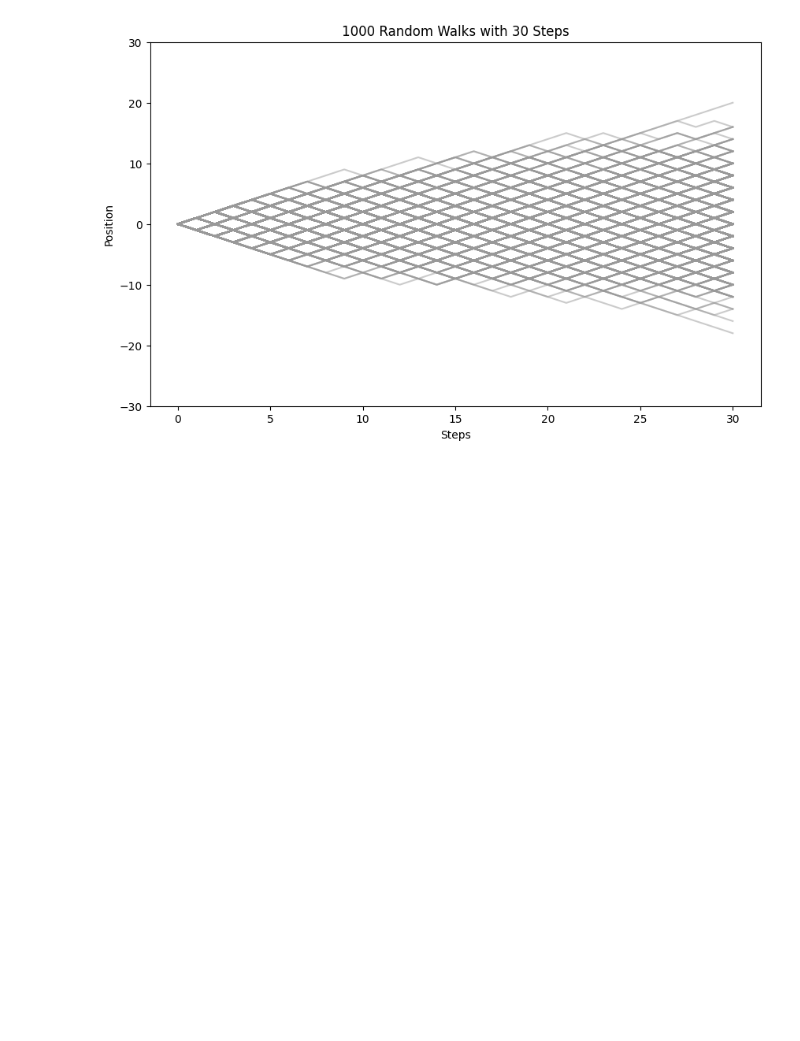
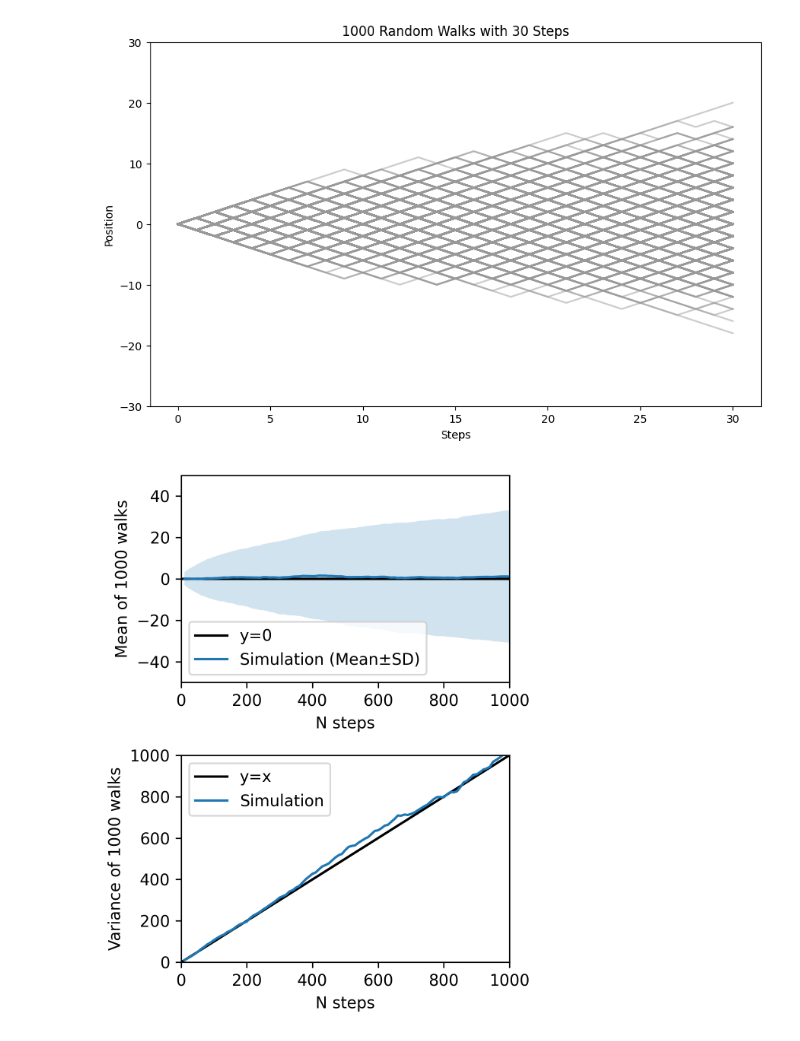
Before and after one commit to dbwilburn/BIOC5721, a Jupyter notebook: Random_Walk_AU24.ipynb, the cells around one changed output. Saved outputs shown, nothing was run; the diff lists cells and outputs as text; code cells hidden in the pictures; blank space fills up the shorter version.

```diff
--- a/Random_Walk_AU24.ipynb
+++ b/Random_Walk_AU24.ipynb
@@ -6,21 +6,23 @@ import scipy.stats as stats
 import matplotlib.pyplot as plt
 # %%
 # Function to simulate a single random walk
-def random_walk(steps, seed=None):
+def random_walk(steps, step_size=1.0, seed=None):
     # Generate random steps (-1 or +1) using a binary/Bernoulli decision
     rng = np.random.default_rng(seed)
-    walk = rng.choice([-1, 1], size=steps)
+    walk = rng.choice([-step_size, step_size], size=steps)
     walk = np.concatenate(([0],walk)) # Prepend 0 so they all start at the same zero point
     return np.cumsum(walk)  # Cumulative sum represents the position after each step
 
 # Function to generate multiple random walks
-def multiple_random_walks(num_walks, steps, seed):
-    walks = [random_walk(steps, seed+k) for k in range(num_walks)]
+def multiple_random_walks(num_walks, steps, step_size=1.0, seed=None):
+    if seed is None:
+        seed = int(time.time()) # Random integer
+    walks = [random_walk(steps, step_size, seed+k) for k in range(num_walks)]
     return walks
 
 # Visualization of multiple random walks
-def visualize_random_walks(num_walks, steps, seed=None):
-    walks = multiple_random_walks(num_walks, steps, seed)
+def visualize_random_walks(num_walks, steps, step_size=1.0, seed=None):
+    walks = multiple_random_walks(num_walks, steps, step_size, seed)
 
     fig, ax = plt.subplots(figsize=(10, 6))
 
@@ -40,3 +42,49 @@ seed = 1463 # Fix for visualization purposes
 visualize_random_walks(num_walks, steps, seed=seed)
 # %% [output]
 [figure]
+# %%
+## Simulate multiple random walks and compute statistics
+
+max_steps = 1000
+delta_steps = 10
+n_walks = 1000
+N_steps = [int(x) for x in range(delta_steps,
+                                 max_steps+delta_steps,
+                                 delta_steps)]
+
+walks_per_N = {}
+means = []
+vars = []
+for N_step in N_steps:
+    walks = multiple_random_walks(n_walks, N_step, seed=1451)
+    walks_per_N[N_step] = walks
+    d = [w[-1] for w in walks] # Collect the end point of the walks
+    mean_d = np.mean(d)
+    var_d = np.var(d, ddof=1)
+    means.append(mean_d)
+    vars.append(var_d)
+
+fig, ax = plt.subplots(figsize=(4,5), dpi=300, nrows=2)
+
+# Mean plot
+ax[0].plot([0,max_steps], [0]*2, c='black', label='y=0')
+ax[0].plot(N_steps, means, label='Simulation (Mean±SD)')
+mean_mSD = np.array(means) - np.sqrt(np.array(vars))
+mean_pSD = np.array(means) + np.sqrt(np.array(vars))
+ax[0].fill_between(N_steps, mean_mSD, mean_pSD, alpha=0.2)
+ax[0].set(xlim=(0,max_steps), ylim=(-50,50))
+
+# Var plot
+ax[1].plot([0,max_steps], [0,max_steps], c='black', label='y=x')
+ax[1].plot(N_steps, vars, label='Simulation')
+ax[1].set(xlim=(0,max_steps), ylim=(0,max_steps))
+
+y_labels = ['Mean', 'Variance']
+for i in range(2):
+    ax[i].set_xlabel('N steps')
+    ax[i].set_ylabel(f"{y_labels[i]} of {n_walks} walks")
+    ax[i].legend()
+
+fig.tight_layout()
+# %% [output]
+[figure, added]
```
Also changed, not shown: parts of 4 cells of this notebook.
